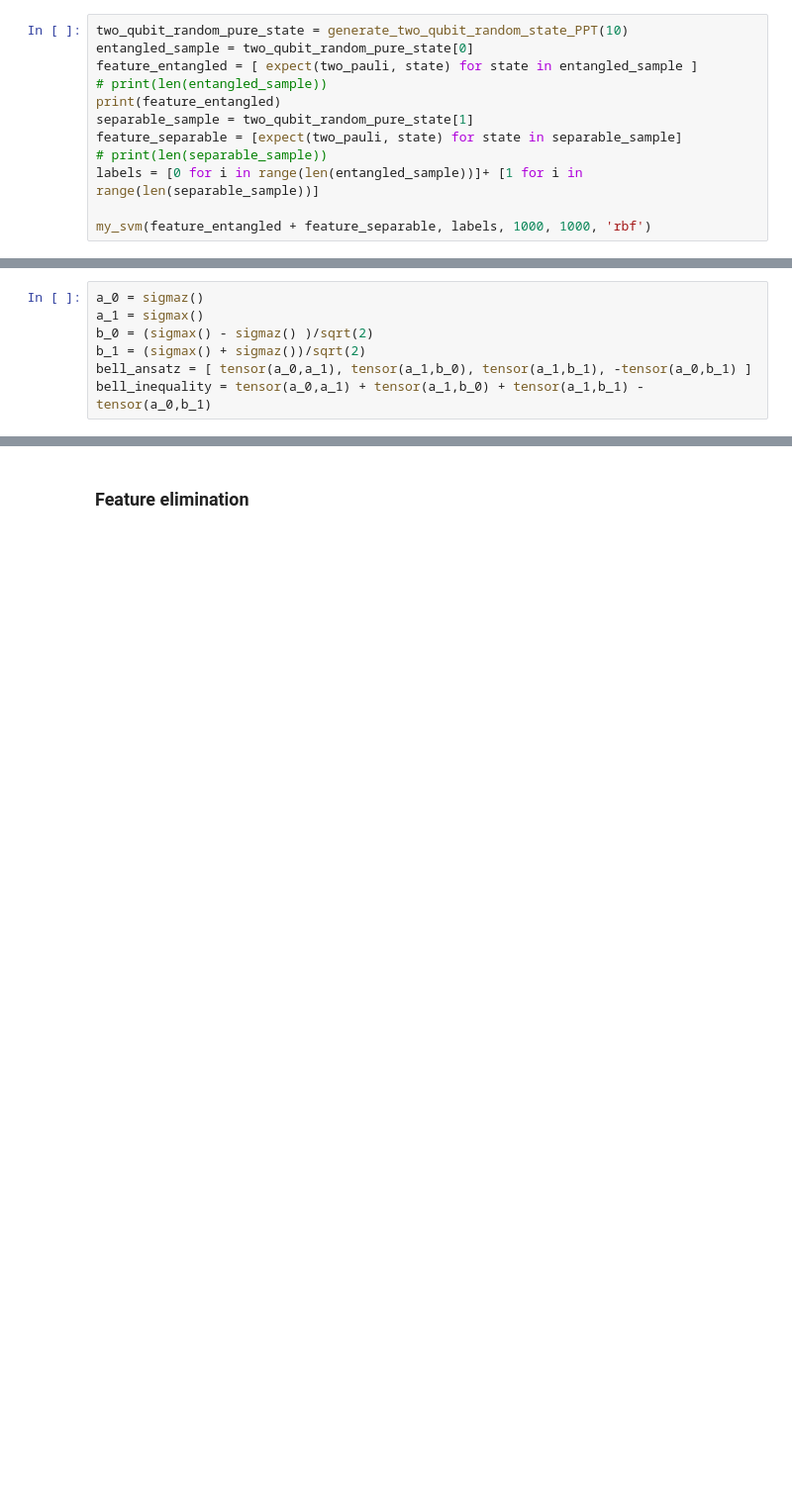
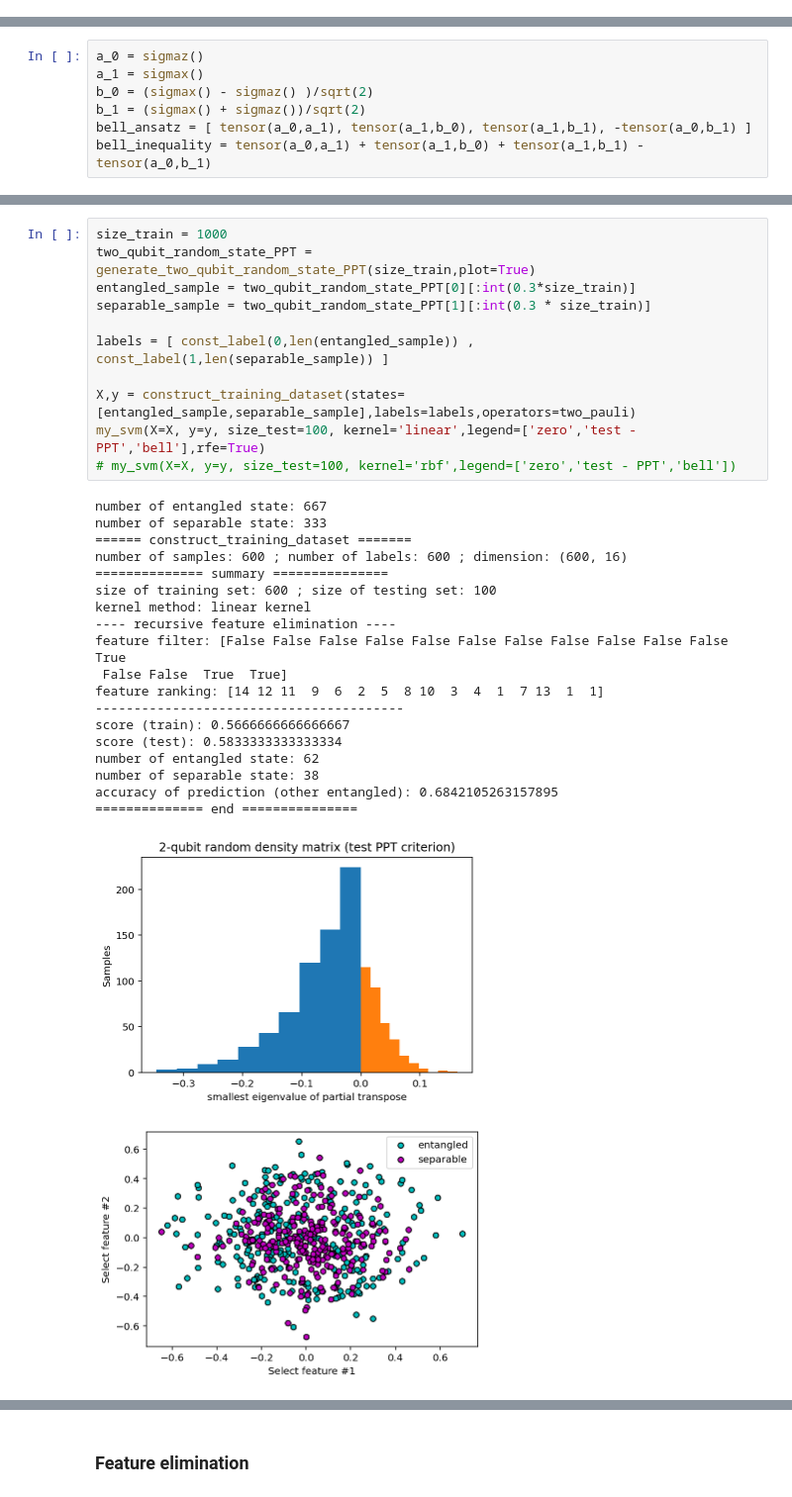
Before and after one commit to Jue-Xu/Entanglement-Witness, a Jupyter notebook: notebook/entangle.ipynb, the cells around one changed output, grey strips where cells are left out. Shown: that part at 99% size. Drawn from its saved outputs; the diff is of its cells as text; blank space fills up the shorter version.

```diff
--- a/notebook/entangle.ipynb
+++ b/notebook/entangle.ipynb
@@ -413,12 +215,0 @@ accuracy of prediction (other entangled): 0.465
-# %%
-two_qubit_random_pure_state = generate_two_qubit_random_state_PPT(10)
-entangled_sample = two_qubit_random_pure_state[0]
-feature_entangled = [ expect(two_pauli, state) for state in entangled_sample ]
-# print(len(entangled_sample))
-print(feature_entangled)
-separable_sample = two_qubit_random_pure_state[1]
-feature_separable = [expect(two_pauli, state) for state in separable_sample]
-# print(len(separable_sample))
-labels = [0 for i in range(len(entangled_sample))]+ [1 for i in range(len(separable_sample))]
-
-my_svm(feature_entangled + feature_separable, labels, 1000, 1000, 'rbf')
@@ -478,0 +466,32 @@ measure_observable(state, op, targets=None)
+# %%
+size_train = 1000
+two_qubit_random_state_PPT = generate_two_qubit_random_state_PPT(size_train,plot=True)
+entangled_sample = two_qubit_random_state_PPT[0][:int(0.3*size_train)]
+separable_sample = two_qubit_random_state_PPT[1][:int(0.3 * size_train)]
+
+labels = [ const_label(0,len(entangled_sample)) , const_label(1,len(separable_sample)) ]
+
+X,y = construct_training_dataset(states=[entangled_sample,separable_sample],labels=labels,operators=two_pauli)
+my_svm(X=X, y=y, size_test=100, kernel='linear',legend=['zero','test - PPT','bell'],rfe=True)
+# my_svm(X=X, y=y, size_test=100, kernel='rbf',legend=['zero','test - PPT','bell'])
+# %% [output]
+number of entangled state: 667
+number of separable state: 333
+====== construct_training_dataset =======
+number of samples: 600 ; number of labels: 600 ; dimension: (600, 16)
+============== summary ===============
+size of training set: 600 ; size of testing set: 100
+kernel method: linear kernel
+---- recursive feature elimination ----
+feature filter: [False False False False False False False False False False False  True
+ False False  True  True]
+feature ranking: [14 12 11  9  6  2  5  8 10  3  4  1  7 13  1  1]
+----------------------------------------
+score (train): 0.5666666666666667
+score (test): 0.5833333333333334
+number of entangled state: 62
+number of separable state: 38
+accuracy of prediction (other entangled): 0.6842105263157895
+============== end ===============
+[figure, added]
+[figure, added]
```
Also changed, not shown: parts of 29 cells of this notebook, 8 other files.
